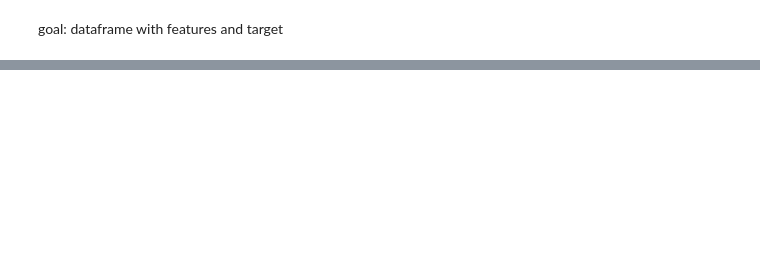
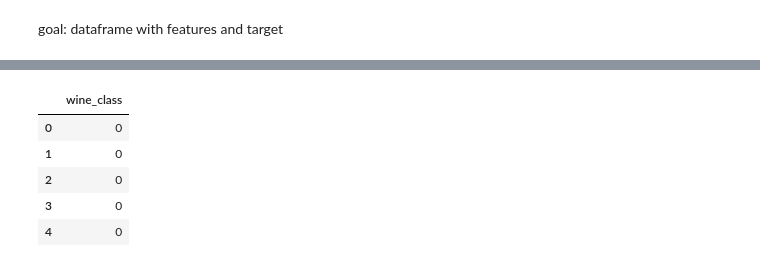
Before and after one commit to kokchun/ai_engineering_kokchun_giang, a Jupyter notebook: code-alongs/05_knn/knn.ipynb, the cells around one changed output, grey strips where cells are left out. Saved outputs shown, nothing was run; the diff lists cells and outputs as text; code cells hidden in the pictures; blank space fills up the shorter version.

```diff
--- a/code-alongs/05_knn/knn.ipynb
+++ b/code-alongs/05_knn/knn.ipynb
@@ -48,0 +63,10 @@ pd.DataFrame(wine["data"], columns=wine["feature_names"])
+# %%
+df_wine_classes = pd.DataFrame(wine["target"],columns=["wine_class"])
+df_wine_classes.head()
+# %% [output]
+|  | wine_class |
+| 0 | 0 |
+| 1 | 0 |
+| 2 | 0 |
+| 3 | 0 |
+| 4 | 0 |
```
Also changed, not shown: parts of 8 cells of this notebook.
